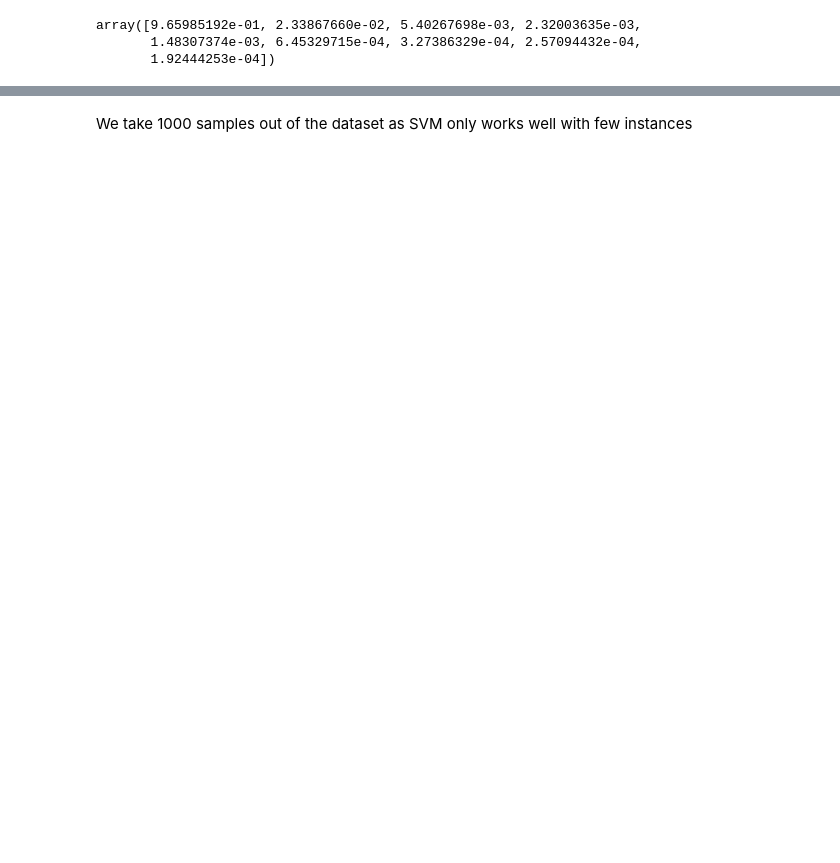
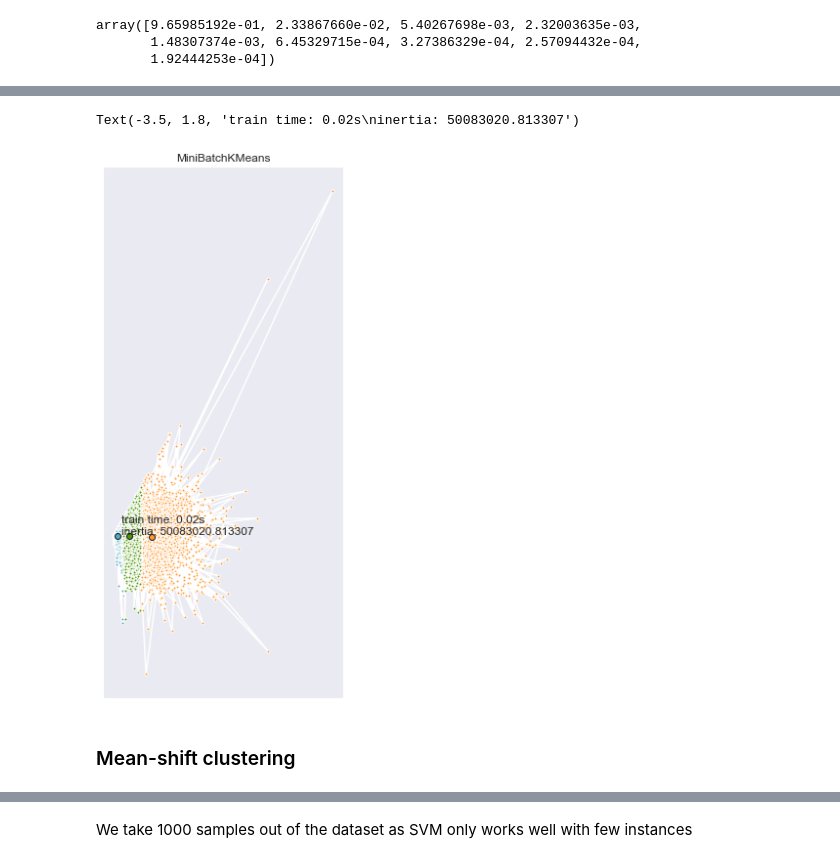
Before and after one commit to vmarklynn/CPSC5310-Project, a Jupyter notebook: Code/EDA_ProjectPart2.ipynb, the cells around one changed output, grey strips where cells are left out. Drawn from its saved outputs; the diff is of its cells as text; code cells hidden in the pictures; blank space fills up the shorter version.

```diff
--- a/Code/EDA_ProjectPart2.ipynb
+++ b/Code/EDA_ProjectPart2.ipynb
@@ -1054,0 +1013,34 @@ sns.scatterplot(x_axis, y_axis, hue = df_pca_kmeans['Segment'], palette = ['g',
+# %%
+mbk = MiniBatchKMeans(n_clusters=3, random_state=0, batch_size=100)
+t0 = time.time()
+mbk.fit(cluster_pca)
+t_mini_batch = time.time() - t0
+mbk_means_labels = mbk.labels_
+mbk_means_cluster_centers = mbk.cluster_centers_
+mbk_means_labels_unique = np.unique(mbk_means_labels)
+# %%
+fig = pl.figure(figsize=(15, 10))
+colors = ['#4EACC5', '#FF9C34', '#4E9A06']
+
+distance = euclidean_distances(mbk_means_cluster_centers,
+                               squared=True)
+order = distance.argmin(axis=1)
+
+ax = fig.add_subplot(1, 3, 1)
+for k, col in zip(range(3), colors):
+    my_members = mbk_means_labels == order[k]
+    cluster_center = mbk_means_cluster_centers[order[k]]
+    ax.plot(cluster_pca[my_members, 0], cluster_pca[my_members, 1], 'w',
+            markerfacecolor=col, marker='.')
+    ax.plot(cluster_center[0], cluster_center[1], 'o', markerfacecolor=col,
+                                    markeredgecolor='k', markersize=6)
+ax.set_title('MiniBatchKMeans')
+ax.set_xticks(())
+ax.set_yticks(())
+pl.text(-3.5, 1.8, 'train time: %.2fs\ninertia: %f' %
+        (t_mini_batch, mbk.inertia_))
+# %% [output]
+Text(-3.5, 1.8, 'train time: 0.02s\ninertia: 50083020.813307')
+[figure, added]
+# %% [markdown]
+### Mean-shift clustering
```
Also changed, not shown: parts of 38 cells of this notebook, 1 other file.
